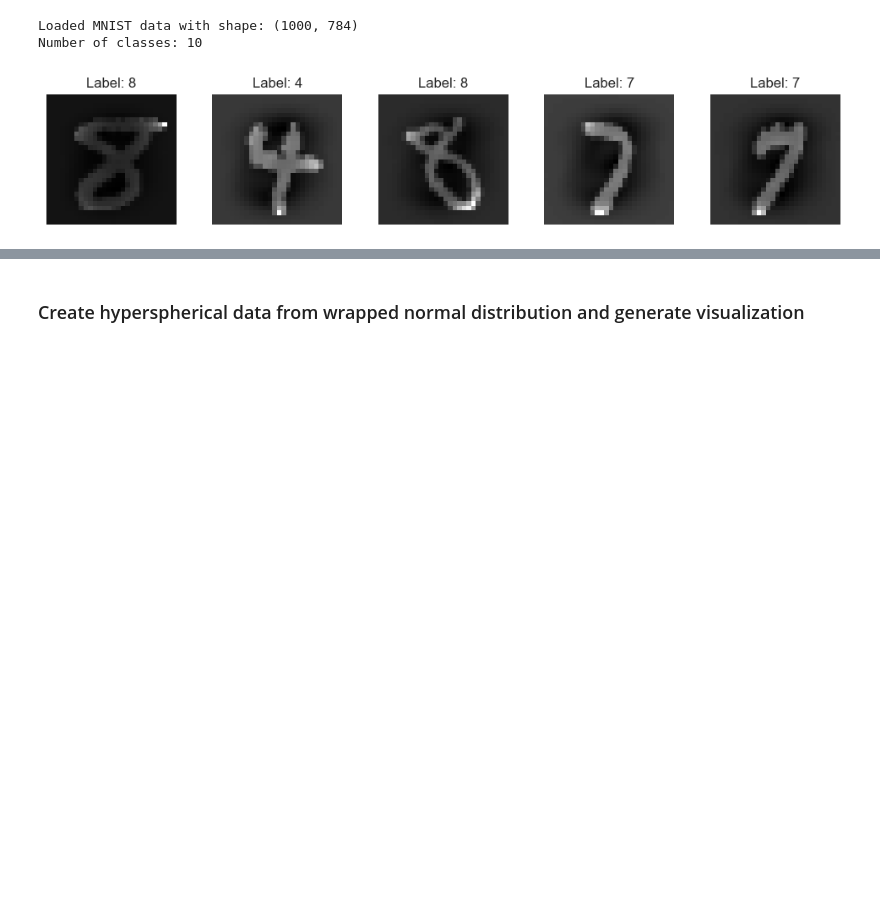
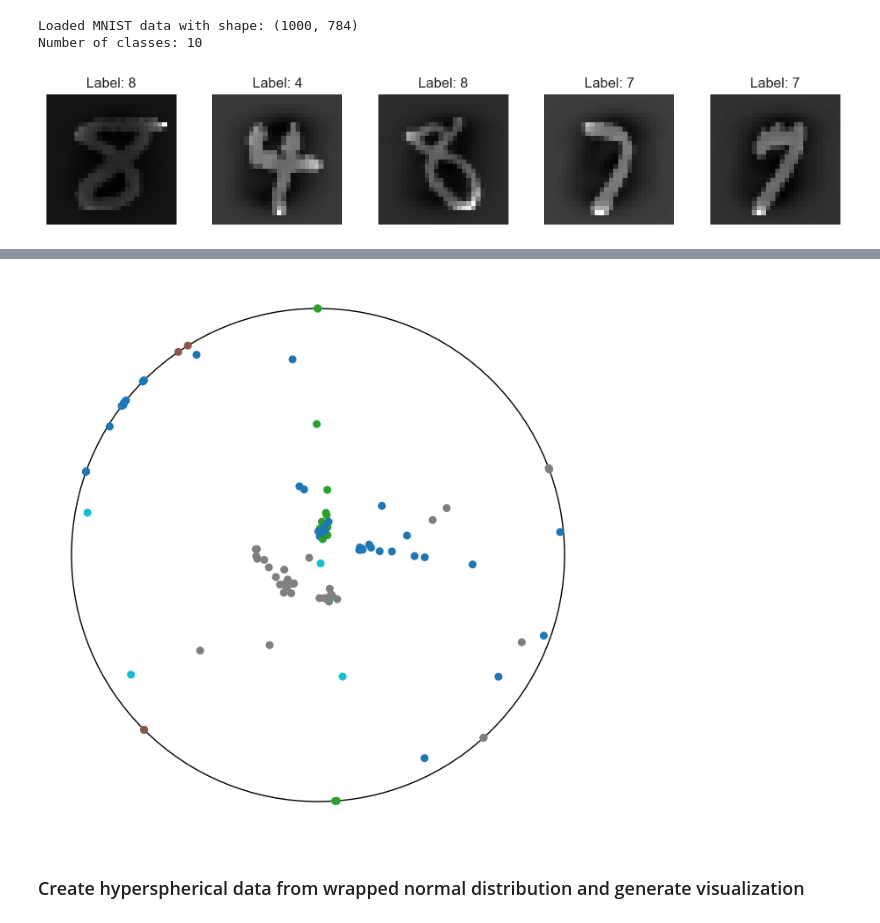
Before and after one commit to qc2321/PS-SNE, a Jupyter notebook: ps-sne.ipynb, the cells around one changed output, grey strips where cells are left out. Saved outputs shown, nothing was run; the diff lists cells and outputs as text; code cells hidden in the pictures; blank space fills up the shorter version.

```diff
--- a/ps-sne.ipynb
+++ b/ps-sne.ipynb
@@ -138,3 +161,36 @@ X_embedded.shape
+# %%
+X_hyp_tensor = torch.tensor(X_hyp, dtype=torch.float32)
+dists_hyp = pmath.dist_matrix(X_hyp_tensor, X_hyp_tensor, c=1).numpy()
+# %%
+cosne = htsne.TSNE(
+    n_components=2,
+    verbose=0,
+    method='exact',
+    square_distances=True,
+    metric='precomputed',
+    learning_rate_for_h_loss=0.0,   # vs 0.1 in previous example
+    student_t_gamma=1.0,            # vs 0.1 in previous example
+    learning_rate=5.0,
+    n_iter=1000,
+    perplexity=20,
+    early_exaggeration=1.0,
+)
+X_embedding = cosne.fit_transform(dists_hyp, X_hyp_tensor)
+# %%
+fig = plt.figure(figsize=(8, 8))
+ax = fig.add_subplot(111)
+
+circle2 = plt.Circle((0, 0), 1, color='black', fill=False)
+plt.gca().add_patch(circle2)
+
+plt.scatter(X_embedding[:,0], X_embedding[:,1], c=y_hyp, cmap='tab10', s=30)
+ax.set_aspect('equal')
+plt.axis('off')
+
+plt.savefig("./saved_figures/" + "CO-SNE_wrapped.png", bbox_inches='tight', dpi=fig.dpi)
+plt.show()
+# %% [output]
+[figure, added]
 # %% [markdown]
 ### Create hyperspherical data from wrapped normal distribution and generate visualization
 # %% [markdown]
```
Also changed, not shown: parts of 13 cells of this notebook, 4 other files.
